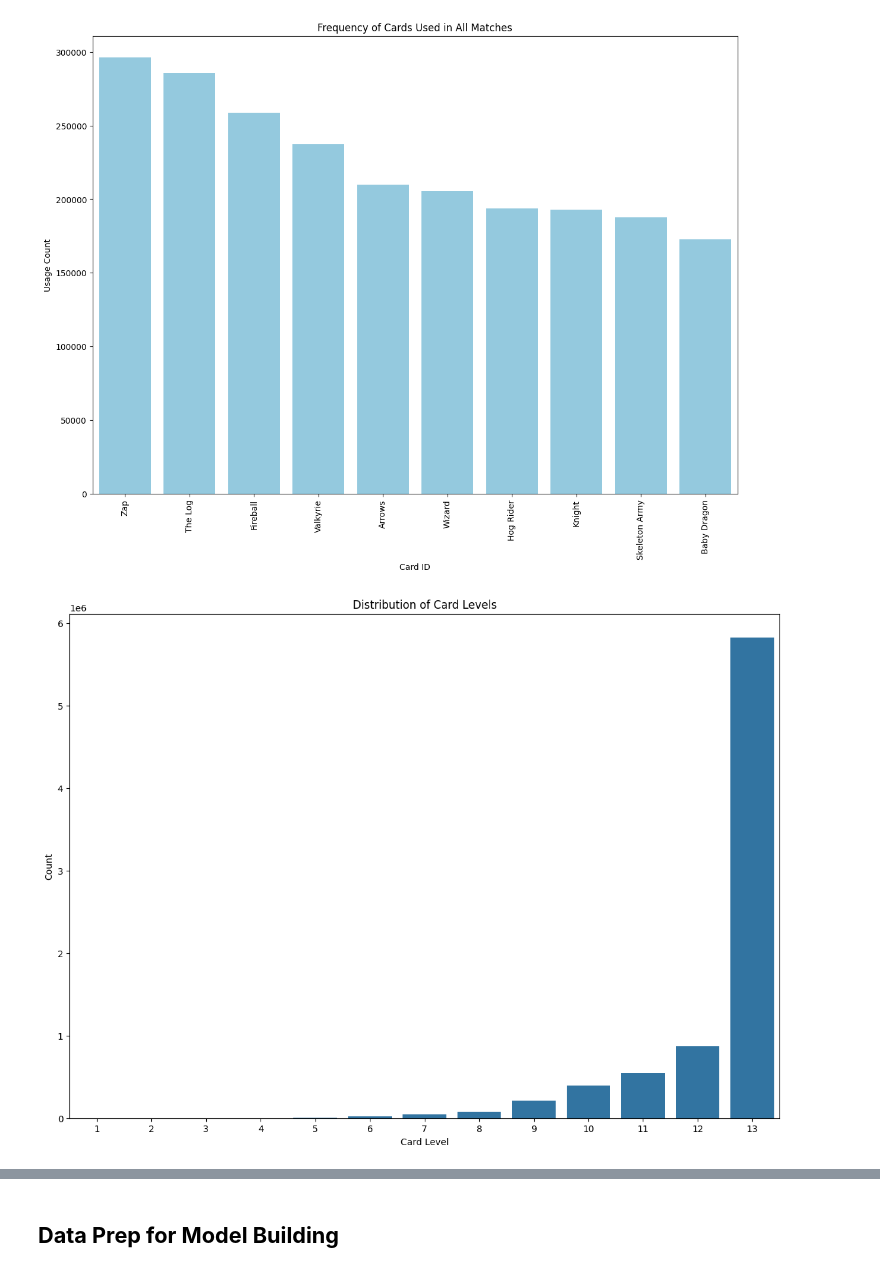
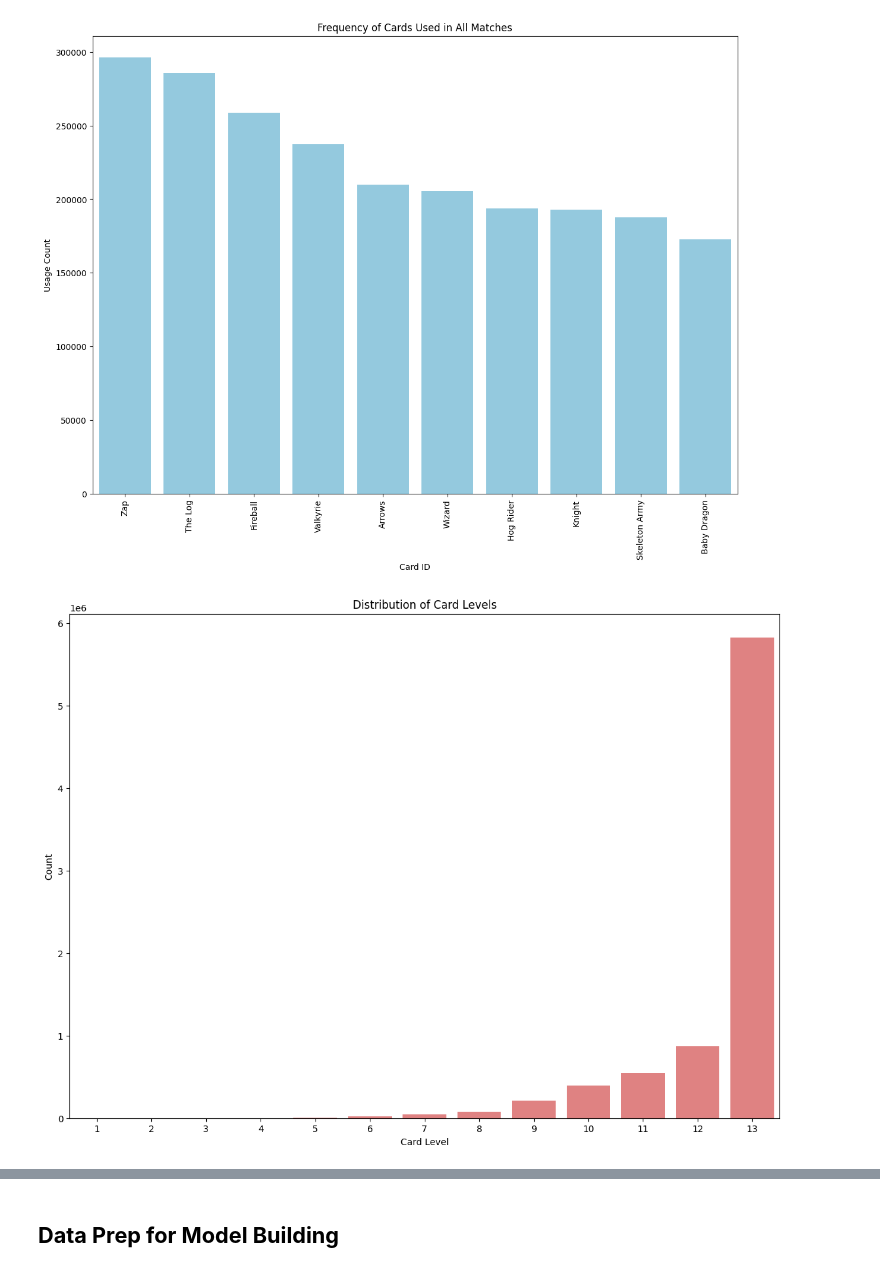
Before and after one commit to carlog1566/Data-Royale, a Jupyter notebook: main (2).ipynb, the cells around one changed output, grey strips where cells are left out. Saved outputs shown, nothing was run; the diff lists cells and outputs as text; code cells hidden in the pictures.

```diff
--- a/main (2).ipynb
+++ b/main (2).ipynb
@@ -297,33 +297,33 @@ plt.show()
 # # Bar plot of card levels
 # all_card_levels = df[[f'winner.card{i}.level' for i in range(1, 13)] + [f'loser.card{i}.level' for i in range(1, 13)]].values.flatten()
 # card_level_counts = pd.Series(all_cards).value_counts()
 
 # plt.figure(figsize=(14, 10))
 # sns.barplot(x=card_level_counts, y=all_card_levels)
 # plt.title('Distribution of Card Levels')
 # plt.ylabel('Card Level')
 # plt.show()
 
 
 
 
 all_levels = df[
     [f'winner.card{i}.level' for i in range(1, 9)] +
     [f'loser.card{i}.level' for i in range(1, 9)]
 ].values.flatten()
 
 
 level_counts = pd.Series(all_levels).value_counts().sort_index()
 
 level_df = level_counts.reset_index()
 level_df.columns = ["level", "count"]
 
 plt.figure(figsize=(14, 10))
-sns.barplot(data=level_df, x="level", y="count", color='lightgreen')
+sns.barplot(data=level_df, x="level", y="count", color='#ee7272')
 plt.title("Distribution of Card Levels")
 plt.xlabel("Card Level")
 plt.ylabel("Count")
 plt.show()
 # %% [output]
-[figure, old version]
+[figure, new version]
 # %%
```
Also changed, not shown: parts of 5 cells of this notebook.
